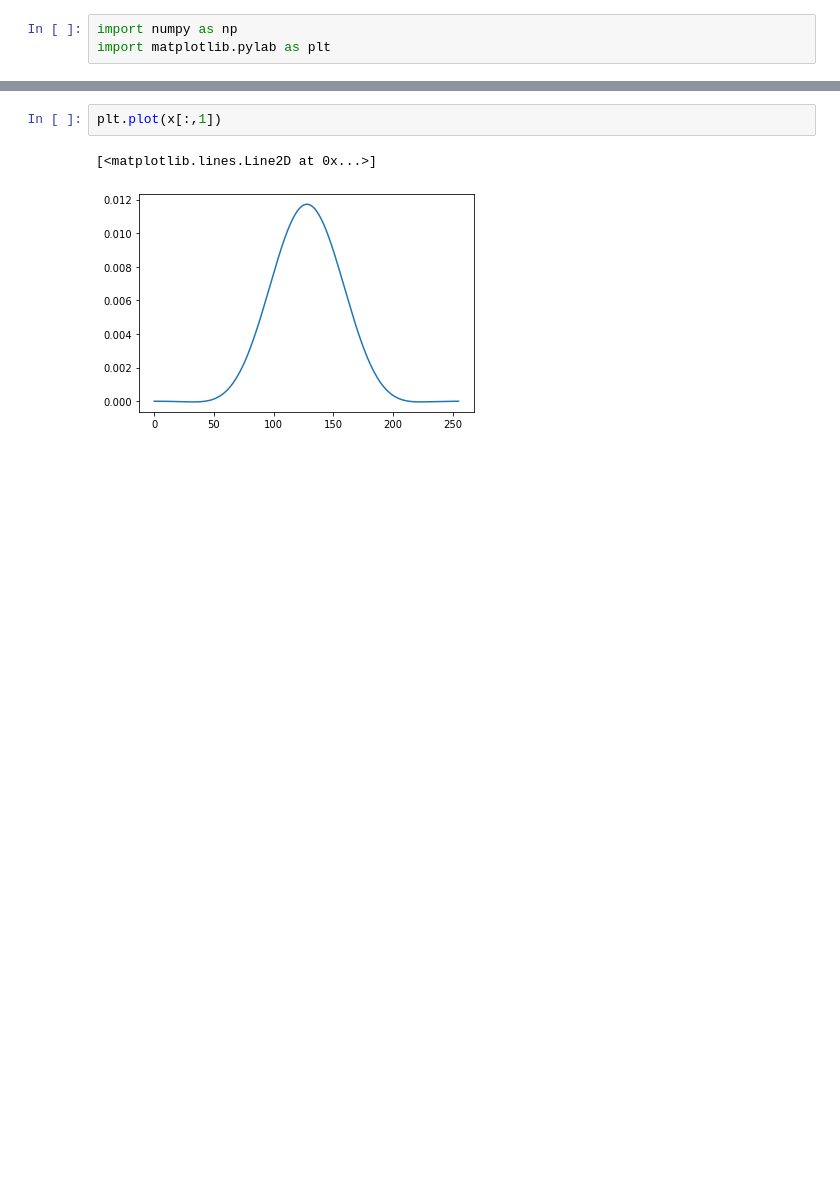
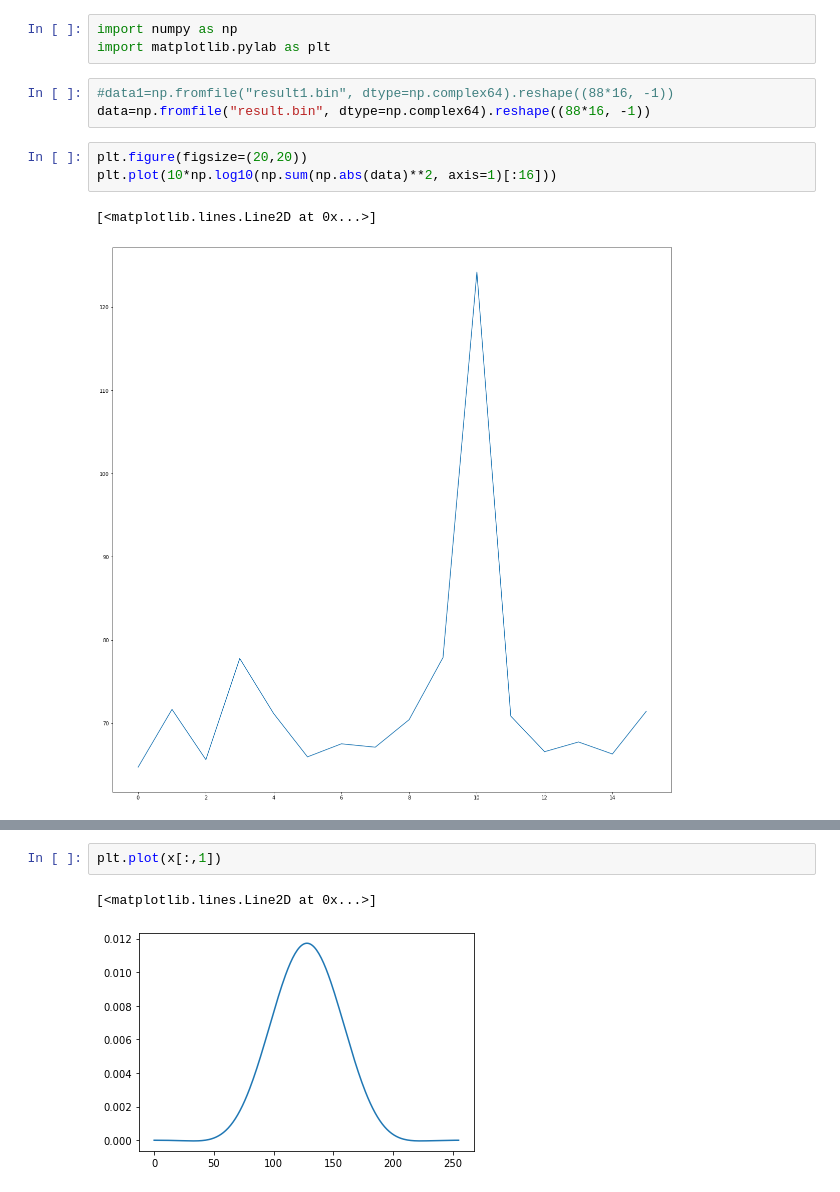
Before and after one commit to astrojhgu/csp_channelizer, a Jupyter notebook: plot.ipynb, the cells around one changed output, grey strips where cells are left out. Cells and saved outputs as stored; diff of their text form; blank space fills up the shorter version.

```diff
--- a/plot.ipynb
+++ b/plot.ipynb
@@ -1,3 +1,12 @@
 # %%
 import numpy as np
 import matplotlib.pylab as plt
+# %%
+#data1=np.fromfile("result1.bin", dtype=np.complex64).reshape((88*16, -1))
+data=np.fromfile("result.bin", dtype=np.complex64).reshape((88*16, -1))
+# %%
+plt.figure(figsize=(20,20))
+plt.plot(10*np.log10(np.sum(np.abs(data)**2, axis=1)[:16]))
+# %% [output]
+[<matplotlib.lines.Line2D at 0x...>]
+[figure, added]
```
Also changed, not shown: parts of 10 cells of this notebook, 8 other files.
